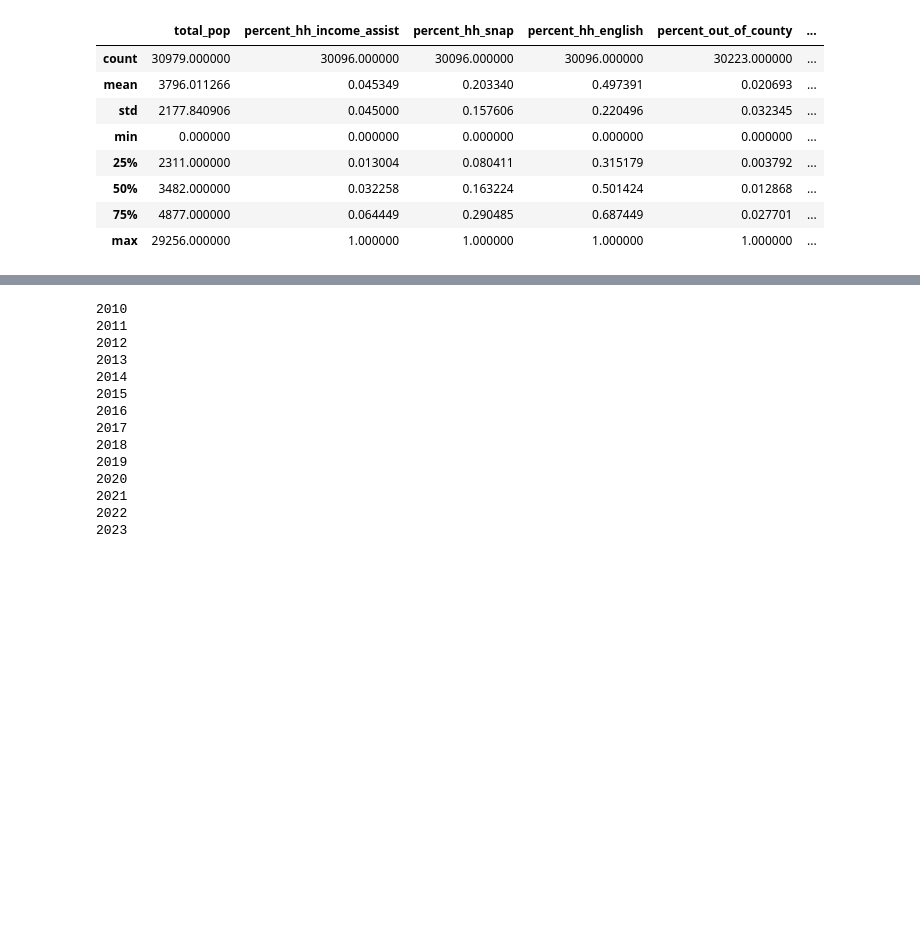
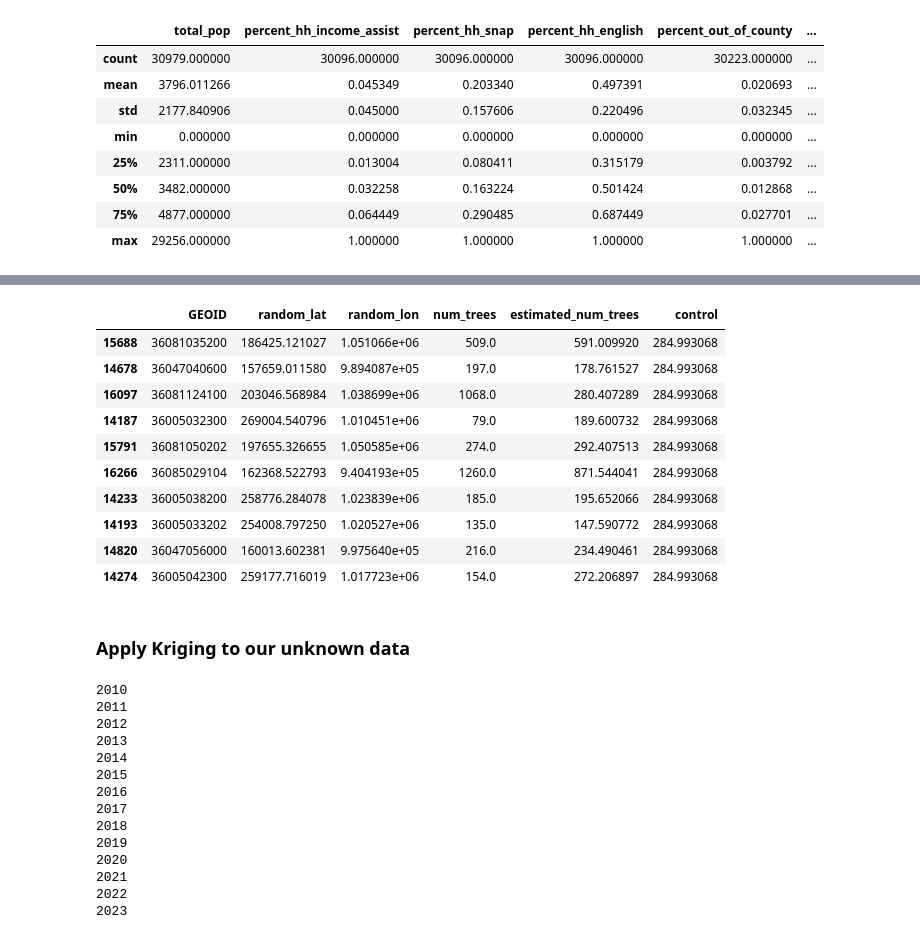
Before and after one commit to khyateed/forecasting-gentrification-nyc, a Jupyter notebook: postprocessing.ipynb, the cells around one changed output, grey strips where cells are left out. Cells and saved outputs as stored; diff of their text form; code cells hidden in the pictures; blank space fills up the shorter version.

Commit message:
kriging validation

```diff
--- a/postprocessing.ipynb
+++ b/postprocessing.ipynb
@@ -126,0 +155,23 @@ df = df.merge(nyc_tracts[["GEOID", "random_lat", "random_lon"]], on='GEOID')
+# %%
+# Choose columns based on sparsity, and year
+cols = ['med_rent','percent_bachelors','num_trees']
+
+for col in cols:
+    temp = df[df.year =='2016']
+    # remove nans, we're only focusing on known data
+    temp.dropna(subset=[col], inplace=True)
+    test_size = temp.shape[0]*.25
+
+    # separate the df into the rows we use to train kriging, and the rows we want to predict
+    df_estimates = temp.sample(int(test_size))[['GEOID','random_lat','random_lon', col]]
+    df_known = temp.drop(df_estimates.index)[['random_lat','random_lon', col]]
+
+    # kriging
+    df_estimates = kriging(df_known, df_estimates)
+
+    # create column for the control
+    df_estimates['control'] = df_estimates[col].mean()
+
+    print(col)
+    print('RMSE w/ kriging:', root_mean_squared_error(df_estimates[col], df_estimates['estimated_'+col]))
+    print('RMSE no kriging:',root_mean_squared_error(df_estimates[col], df_estimates['control']))
@@ -127 +200,17 @@ df = df.merge(nyc_tracts[["GEOID", "random_lat", "random_lon"]], on='GEOID')
+# %%
+df_estimates.sample(10)
+# %% [output]
+|  | GEOID | random_lat | random_lon | num_trees | estimated_num_trees | control |
+| 15688 | 36081035200 | 186425.121027 | 1.051066e+06 | 509.0 | 591.009920 | 284.993068 |
+| 14678 | 36047040600 | 157659.011580 | 9.894087e+05 | 197.0 | 178.761527 | 284.993068 |
+| 16097 | 36081124100 | 203046.568984 | 1.038699e+06 | 1068.0 | 280.407289 | 284.993068 |
+| 14187 | 36005032300 | 269004.540796 | 1.010451e+06 | 79.0 | 189.600732 | 284.993068 |
+| 15791 | 36081050202 | 197655.326655 | 1.050585e+06 | 274.0 | 292.407513 | 284.993068 |
+| 16266 | 36085029104 | 162368.522793 | 9.404193e+05 | 1260.0 | 871.544041 | 284.993068 |
+| 14233 | 36005038200 | 258776.284078 | 1.023839e+06 | 185.0 | 195.652066 | 284.993068 |
+| 14193 | 36005033202 | 254008.797250 | 1.020527e+06 | 135.0 | 147.590772 | 284.993068 |
+| 14820 | 36047056000 | 160013.602381 | 9.975640e+05 | 216.0 | 234.490461 | 284.993068 |
+| 14274 | 36005042300 | 259177.716019 | 1.017723e+06 | 154.0 | 272.206897 | 284.993068 |
+# %% [markdown]
+### Apply Kriging to our unknown data
 # %%
```
Also changed, not shown: parts of 9 cells of this notebook.
